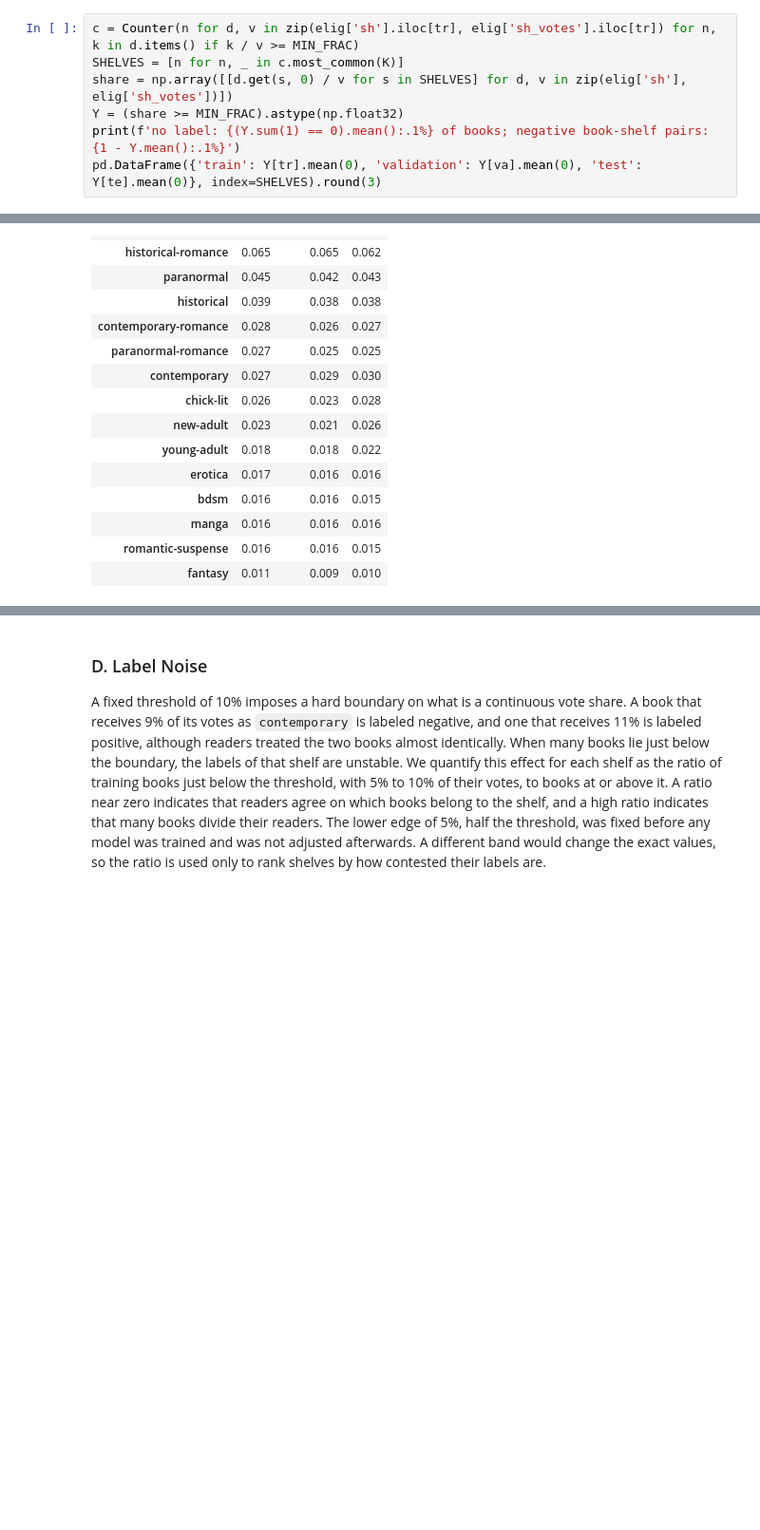
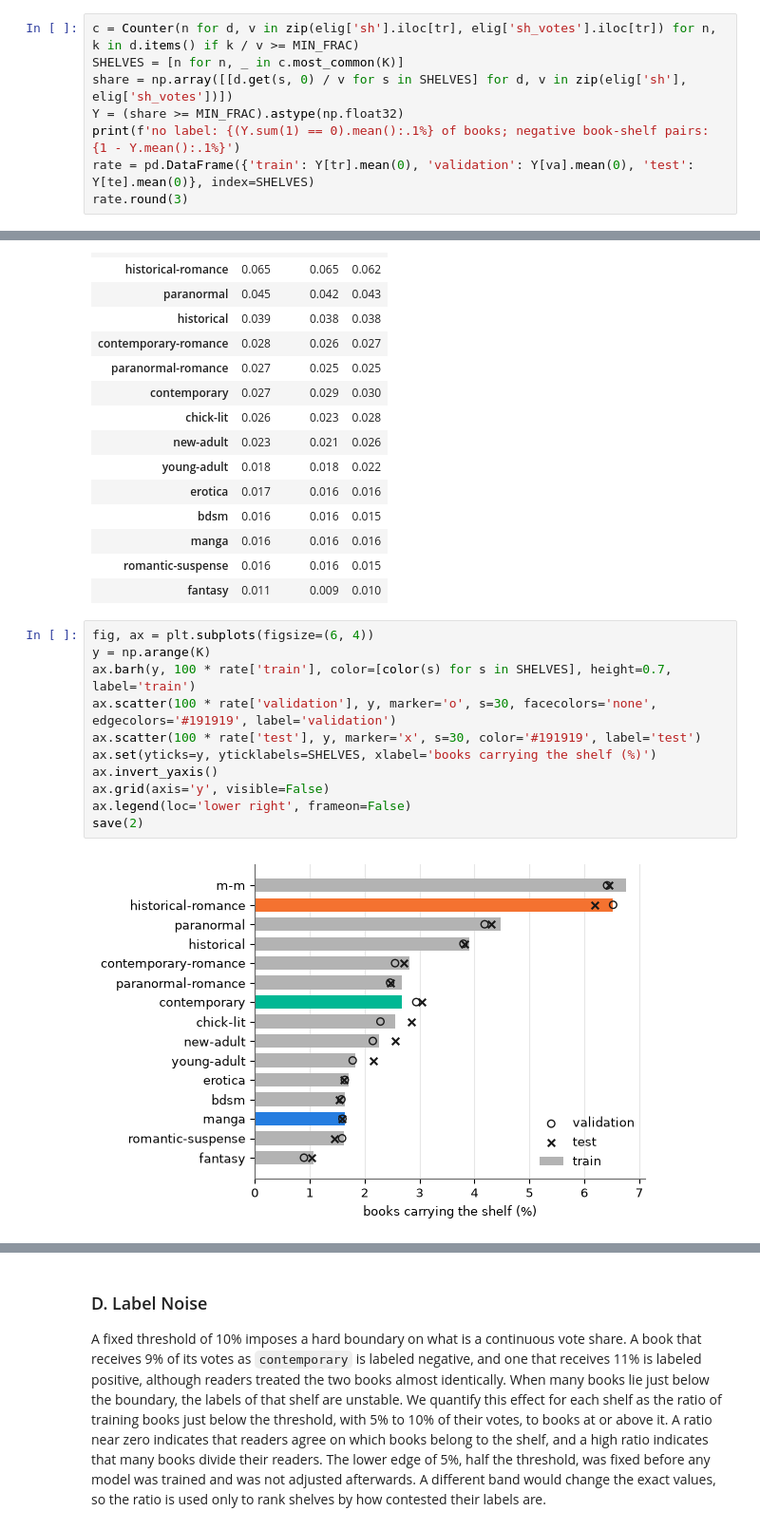
Before and after one commit to j1doan/recsys, a Jupyter notebook: code.ipynb, the cells around one changed output, grey strips where cells are left out. Shown at 95% size. Cells and saved outputs as stored; diff of their text form; blank space fills up the shorter version.

```diff
--- a/code.ipynb
+++ b/code.ipynb
@@ -361,7 +394,8 @@ SHELVES = [n for n, _ in c.most_common(K)]
 share = np.array([[d.get(s, 0) / v for s in SHELVES] for d, v in zip(elig['sh'], elig['sh_votes'])])
 Y = (share >= MIN_FRAC).astype(np.float32)
 print(f'no label: {(Y.sum(1) == 0).mean():.1%} of books; negative book-shelf pairs: {1 - Y.mean():.1%}')
-pd.DataFrame({'train': Y[tr].mean(0), 'validation': Y[va].mean(0), 'test': Y[te].mean(0)}, index=SHELVES).round(3)
+rate = pd.DataFrame({'train': Y[tr].mean(0), 'validation': Y[va].mean(0), 'test': Y[te].mean(0)}, index=SHELVES)
+rate.round(3)
 # %% [output]
 no label: 65.6% of books; negative book-shelf pairs: 97.1%
 |  | train | validation | test |
@@ -380,3 +414,16 @@ no label: 65.6% of books; negative book-shelf pairs: 97.1%
 | manga | 0.016 | 0.016 | 0.016 |
 | romantic-suspense | 0.016 | 0.016 | 0.015 |
 | fantasy | 0.011 | 0.009 | 0.010 |
+# %%
+fig, ax = plt.subplots(figsize=(6, 4))
+y = np.arange(K)
+ax.barh(y, 100 * rate['train'], color=[color(s) for s in SHELVES], height=0.7, label='train')
+ax.scatter(100 * rate['validation'], y, marker='o', s=30, facecolors='none', edgecolors='#191919', label='validation')
+ax.scatter(100 * rate['test'], y, marker='x', s=30, color='#191919', label='test')
+ax.set(yticks=y, yticklabels=SHELVES, xlabel='books carrying the shelf (%)')
+ax.invert_yaxis()
+ax.grid(axis='y', visible=False)
+ax.legend(loc='lower right', frameon=False)
+save(2)
+# %% [output]
+[figure, added]
```
Also changed, not shown: parts of 41 cells of this notebook, 13 other files.
